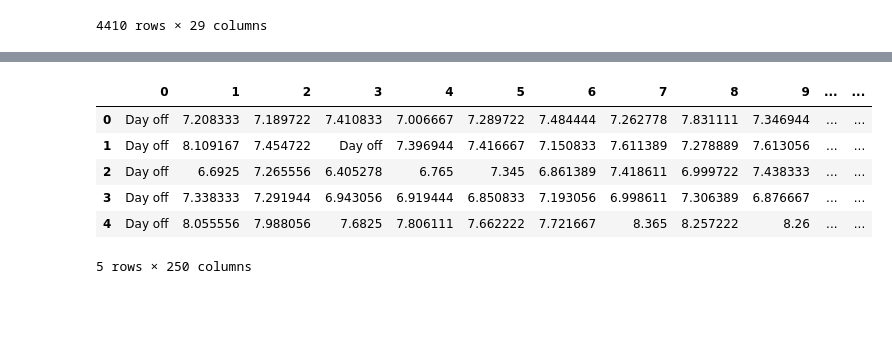
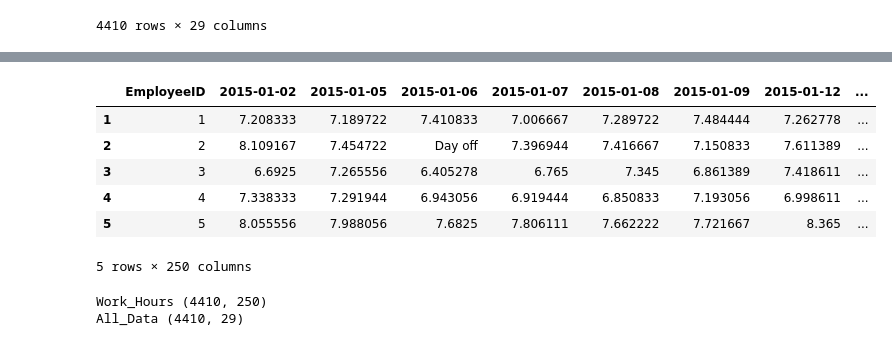
Before and after one commit to NerminHussein/HR-Analytics_Classifier, a Jupyter notebook: HR_Analytics.ipynb, the cells around one changed output, grey strips where cells are left out. Saved outputs shown, nothing was run; the diff lists cells and outputs as text; code cells hidden in the pictures; blank space fills up the shorter version.

```diff
--- a/HR_Analytics.ipynb
+++ b/HR_Analytics.ipynb
@@ -269,12 +318,18 @@ work_hourst=pd.DataFrame.from_dict(work_hours_dict)
-# %%
-#The resulted dataframe is transposed so we transpose it back
-work_hours=work_hourst.T
-work_hours.head()
-# %% [output]
-|  | 0 | 1 | 2 | 3 | 4 | 5 | 6 | 7 | 8 | 9 | ... | ... |
-| 0 | Day off | 7.208333 | 7.189722 | 7.410833 | 7.006667 | 7.289722 | 7.484444 | 7.262778 | 7.831111 | 7.346944 | ... | ... |
-| 1 | Day off | 8.109167 | 7.454722 | Day off | 7.396944 | 7.416667 | 7.150833 | 7.611389 | 7.278889 | 7.613056 | ... | ... |
-| 2 | Day off | 6.6925 | 7.265556 | 6.405278 | 6.765 | 7.345 | 6.861389 | 7.418611 | 6.999722 | 7.438333 | ... | ... |
-| 3 | Day off | 7.338333 | 7.291944 | 6.943056 | 6.919444 | 6.850833 | 7.193056 | 6.998611 | 7.306389 | 6.876667 | ... | ... |
-| 4 | Day off | 8.055556 | 7.988056 | 7.6825 | 7.806111 | 7.662222 | 7.721667 | 8.365 | 8.257222 | 8.26 | ... | ... |
-5 rows × 250 columns
+# %%
+work_hours=work_hours.rename(columns={'Unnamed: 0':'EmployeeID'})
+work_hours.head()
+# %% [output]
+|  | EmployeeID | 2015-01-02 | 2015-01-05 | 2015-01-06 | 2015-01-07 | 2015-01-08 | 2015-01-09 | 2015-01-12 | ... |
+| 1 | 1 | 7.208333 | 7.189722 | 7.410833 | 7.006667 | 7.289722 | 7.484444 | 7.262778 | ... |
+| 2 | 2 | 8.109167 | 7.454722 | Day off | 7.396944 | 7.416667 | 7.150833 | 7.611389 | ... |
+| 3 | 3 | 6.6925 | 7.265556 | 6.405278 | 6.765 | 7.345 | 6.861389 | 7.418611 | ... |
+| 4 | 4 | 7.338333 | 7.291944 | 6.943056 | 6.919444 | 6.850833 | 7.193056 | 6.998611 | ... |
+| 5 | 5 | 8.055556 | 7.988056 | 7.6825 | 7.806111 | 7.662222 | 7.721667 | 8.365 | ... |
+5 rows × 250 columns
+# %%
+
+print("Work_Hours",work_hours.shape)
+print("All_Data",Merge_EM_Data.shape)
+# %% [output]
+Work_Hours (4410, 250)
+All_Data (4410, 29)
```
Also changed, not shown: parts of 12 cells of this notebook.
